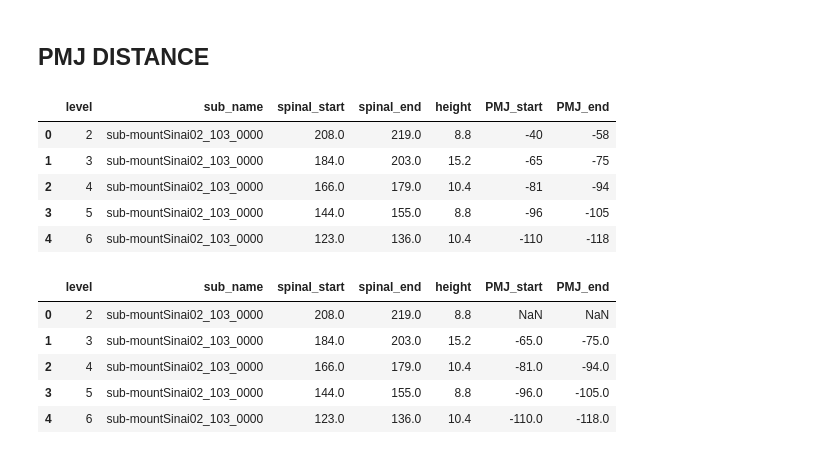
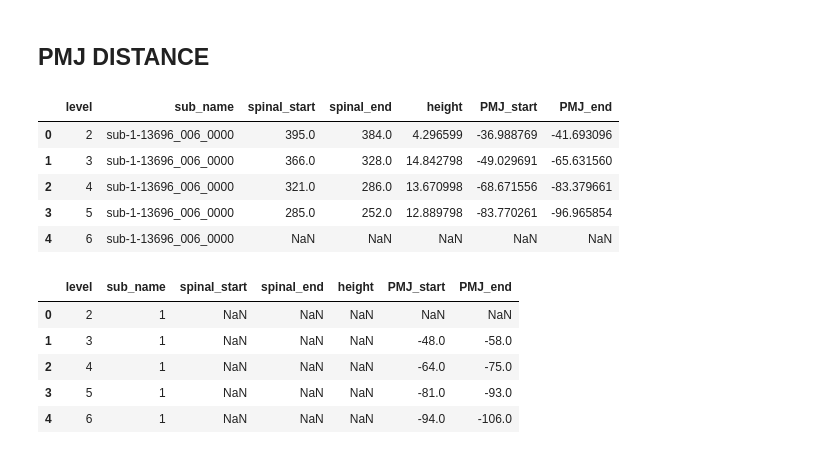
Before and after one commit to ivadomed/model-spinal-rootlets, a Jupyter notebook: utilities/plot_distance.ipynb, the cells around one changed output. Cells and saved outputs as stored; diff of their text form; code cells hidden in the pictures.

```diff
--- a/utilities/plot_distance.ipynb
+++ b/utilities/plot_distance.ipynb
@@ -134,25 +134,25 @@ fig.show()
 # %% [markdown]
 ## PMJ DISTANCE
 # %%
-PATH_pmj = "/Users/theomathieu/Downloads/indiv.csv"
+PATH_pmj = "/Users/theomathieu/Documents/Stage/results_img/sub-1-13696_006_0000_dist.csv"
 df_pmj = pd.read_csv(PATH_pmj)
 display(df_pmj.head())
-PATH_cad = "/Users/theomathieu/Downloads/cadot.csv"
+PATH_cad = "/Users/theomathieu/Documents/Stage/results_img/cadot.csv"
 df_cad = pd.read_csv(PATH_cad)
 display(df_cad.head())
 # %% [output]
 |  | level | sub_name | spinal_start | spinal_end | height | PMJ_start | PMJ_end |
-| 0 | 2 | sub-mountSinai02_103_0000 | 208.0 | 219.0 | 8.8 | -40 | -58 |
-| 1 | 3 | sub-mountSinai02_103_0000 | 184.0 | 203.0 | 15.2 | -65 | -75 |
-| 2 | 4 | sub-mountSinai02_103_0000 | 166.0 | 179.0 | 10.4 | -81 | -94 |
-| 3 | 5 | sub-mountSinai02_103_0000 | 144.0 | 155.0 | 8.8 | -96 | -105 |
-| 4 | 6 | sub-mountSinai02_103_0000 | 123.0 | 136.0 | 10.4 | -110 | -118 |
+| 0 | 2 | sub-1-13696_006_0000 | 395.0 | 384.0 | 4.296599 | -36.988769 | -41.693096 |
+| 1 | 3 | sub-1-13696_006_0000 | 366.0 | 328.0 | 14.842798 | -49.029691 | -65.631560 |
+| 2 | 4 | sub-1-13696_006_0000 | 321.0 | 286.0 | 13.670998 | -68.671556 | -83.379661 |
+| 3 | 5 | sub-1-13696_006_0000 | 285.0 | 252.0 | 12.889798 | -83.770261 | -96.965854 |
+| 4 | 6 | sub-1-13696_006_0000 | NaN | NaN | NaN | NaN | NaN |
 |  | level | sub_name | spinal_start | spinal_end | height | PMJ_start | PMJ_end |
-| 0 | 2 | sub-mountSinai02_103_0000 | 208.0 | 219.0 | 8.8 | NaN | NaN |
-| 1 | 3 | sub-mountSinai02_103_0000 | 184.0 | 203.0 | 15.2 | -65.0 | -75.0 |
-| 2 | 4 | sub-mountSinai02_103_0000 | 166.0 | 179.0 | 10.4 | -81.0 | -94.0 |
-| 3 | 5 | sub-mountSinai02_103_0000 | 144.0 | 155.0 | 8.8 | -96.0 | -105.0 |
-| 4 | 6 | sub-mountSinai02_103_0000 | 123.0 | 136.0 | 10.4 | -110.0 | -118.0 |
+| 0 | 2 | 1 | NaN | NaN | NaN | NaN | NaN |
+| 1 | 3 | 1 | NaN | NaN | NaN | -48.0 | -58.0 |
+| 2 | 4 | 1 | NaN | NaN | NaN | -64.0 | -75.0 |
+| 3 | 5 | 1 | NaN | NaN | NaN | -81.0 | -93.0 |
+| 4 | 6 | 1 | NaN | NaN | NaN | -94.0 | -106.0 |
 # %%
 subject = 1
 colors = ['#5B6C5D', '#5CC878', '#FF707D', '#64DEDC', '#D682C6', '#E1E074','#738282', '#C16200', '#197278', '#EF9CDA']
```
Also changed, not shown: parts of 1 cell of this notebook, 2 other files.
